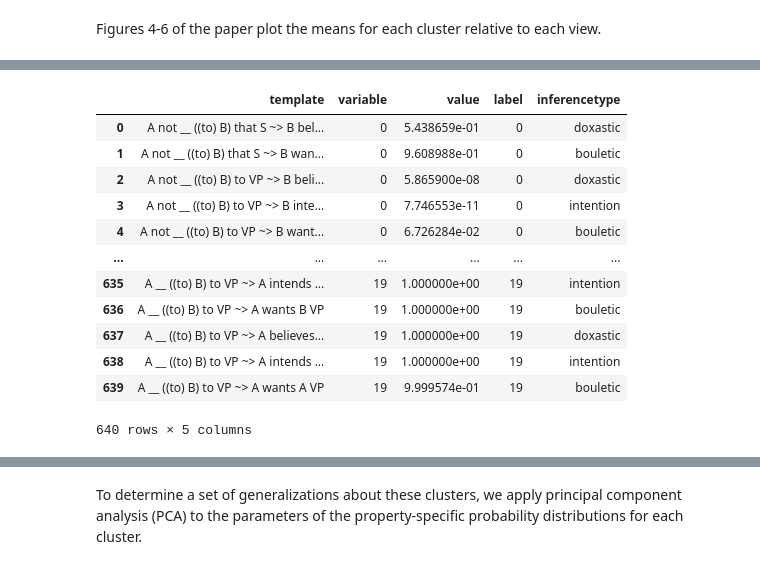
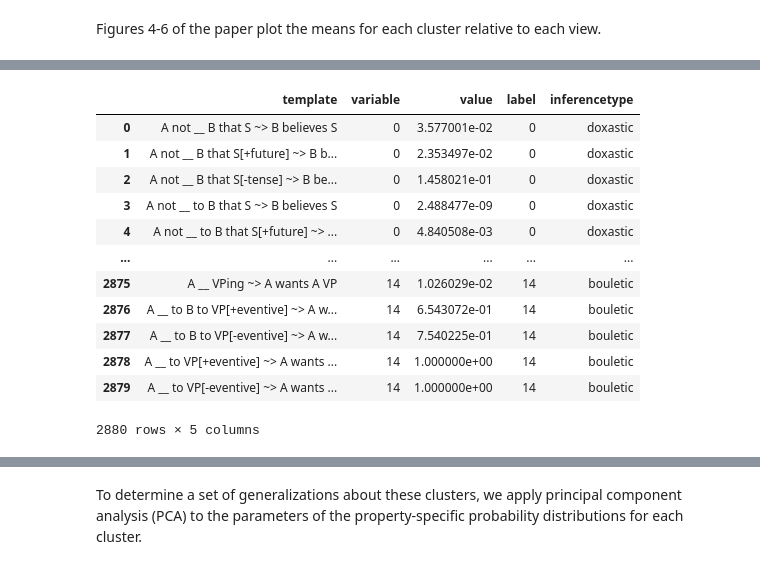
Before and after one commit to bkane2/intensional-gaps, a Jupyter notebook: Intensional Gaps-Sem+Syn.ipynb, the cells around one changed output, grey strips where cells are left out. Saved outputs shown, nothing was run; the diff lists cells and outputs as text; code cells hidden in the pictures.

```diff
--- a/Intensional Gaps-Sem+Syn.ipynb
+++ b/Intensional Gaps-Sem+Syn.ipynb
@@ -1902,3 +1737,8 @@ The model with 20 components is the optimal model.
+# %%
+# TODO: this is just for testing
+
+best_n_components = 15
+best_model = parameters[best_n_components]
 # %% [markdown]
 To investigate the verb-frame pairs that fall into each cluster, we look at pairs that have probability 1 for that cluster.
 # %%
@@ -2461,43 +1853,49 @@ best_model['belief_desire_value']
 # %%
 best_belief_desire_locs = best_model['belief_desire_value']
 
 factors = np.array([np.array(x) for x
-                    in best_belief_desire_locs.index.str.split('-', expand=True).values])
-best_belief_desire_locs[['polarity', 'target', 'control', 'consequent_verb']] = factors
+                    in best_belief_desire_locs.index.str.replace('-tense', '0tense').str.replace('-eventive', '0eventive').str.split('-', expand=True).values])
 
-best_belief_desire_locs['template'] = best_belief_desire_locs.polarity.map({'positive': 'A __ ((to) B)',
-                                                                          'negative': 'A not __ ((to) B)'}) + ' ' +\
-                                      best_belief_desire_locs.control.map({'subject': 'to VP', 'object': 'to VP',
-                                                                           'na': 'that S'}) + ' ~> ' +\
+best_belief_desire_locs[['polarity', 'target', 'control', 'consequent_verb', 'frame']] = factors
+best_belief_desire_locs['frame'] = best_belief_desire_locs.frame.str.replace('0', '-')
+
+def form_belief_desire_antecedent(row):
+    antecedent = row.frame.replace(' V ', ' __ ') if row.polarity == 'positive' else row.frame.replace(' V ', ' not __ ')
+    antecedent = antecedent.replace('NP', 'A', 1)
+    antecedent = antecedent.replace('NP', 'B')
+    return antecedent
+
+best_belief_desire_locs['template'] = best_belief_desire_locs.apply(form_belief_desire_antecedent, axis=1) +\
+                                      ' ~> ' +\
                                       best_belief_desire_locs.target.map({'subject': 'A',
                                                                           'object': 'B'}) + ' ' +\
                                       best_belief_desire_locs.consequent_verb + 's ' +\
                                       best_belief_desire_locs.control.map({'subject': 'A ',
                                                                           'object': 'B ',
                                                                           'na':''}) +\
                                       best_belief_desire_locs.control.map({'subject': 'VP', 'object': 'VP',
                                                                            'na': 'S'})
 
-best_belief_desire_locs_melt = pd.melt(best_belief_desire_locs.drop(columns=['target', 'control', 'consequent_verb']),
+best_belief_desire_locs_melt = pd.melt(best_belief_desire_locs.drop(columns=['target', 'control', 'consequent_verb', 'frame']),
                                        id_vars=['polarity', 'template'])
 
 best_belief_desire_locs_melt = best_belief_desire_locs_melt.drop(columns='polarity')
 
 best_belief_desire_locs_melt['label'] = best_belief_desire_locs_melt.variable.map(cluster_labels)
 best_belief_desire_locs_melt['inferencetype'] = best_belief_desire_locs_melt.template.map(lambda x: 'doxastic' if 'believe' in x else 'bouletic' if 'want' in x else 'intention')
 
 best_belief_desire_locs_melt
 # %% [output]
 |  | template | variable | value | label | inferencetype |
-| 0 | A not __ ((to) B) that S ~> B bel... | 0 | 5.438659e-01 | 0 | doxastic |
-| 1 | A not __ ((to) B) that S ~> B wan... | 0 | 9.608988e-01 | 0 | bouletic |
-| 2 | A not __ ((to) B) to VP ~> B beli... | 0 | 5.865900e-08 | 0 | doxastic |
-| 3 | A not __ ((to) B) to VP ~> B inte... | 0 | 7.746553e-11 | 0 | intention |
-| 4 | A not __ ((to) B) to VP ~> B want... | 0 | 6.726284e-02 | 0 | bouletic |
+| 0 | A not __ B that S ~> B believes S | 0 | 3.577001e-02 | 0 | doxastic |
+| 1 | A not __ B that S[+future] ~> B b... | 0 | 2.353497e-02 | 0 | doxastic |
+| 2 | A not __ B that S[-tense] ~> B be... | 0 | 1.458021e-01 | 0 | doxastic |
+| 3 | A not __ to B that S ~> B believes S | 0 | 2.488477e-09 | 0 | doxastic |
+| 4 | A not __ to B that S[+future] ~> ... | 0 | 4.840508e-03 | 0 | doxastic |
 | ... | ... | ... | ... | ... | ... |
-| 635 | A __ ((to) B) to VP ~> A intends ... | 19 | 1.000000e+00 | 19 | intention |
-| 636 | A __ ((to) B) to VP ~> A wants B VP | 19 | 1.000000e+00 | 19 | bouletic |
-| 637 | A __ ((to) B) to VP ~> A believes... | 19 | 1.000000e+00 | 19 | doxastic |
-| 638 | A __ ((to) B) to VP ~> A intends ... | 19 | 1.000000e+00 | 19 | intention |
-| 639 | A __ ((to) B) to VP ~> A wants A VP | 19 | 9.999574e-01 | 19 | bouletic |
+| 2875 | A __ VPing ~> A wants A VP | 14 | 1.026029e-02 | 14 | bouletic |
+| 2876 | A __ to B to VP[+eventive] ~> A w... | 14 | 6.543072e-01 | 14 | bouletic |
+| 2877 | A __ to B to VP[-eventive] ~> A w... | 14 | 7.540225e-01 | 14 | bouletic |
+| 2878 | A __ to VP[+eventive] ~> A wants ... | 14 | 1.000000e+00 | 14 | bouletic |
+| 2879 | A __ to VP[-eventive] ~> A wants ... | 14 | 1.000000e+00 | 14 | bouletic |
-640 rows × 5 columns
+2880 rows × 5 columns
```
Also changed, not shown: parts of 54 cells of this notebook.
